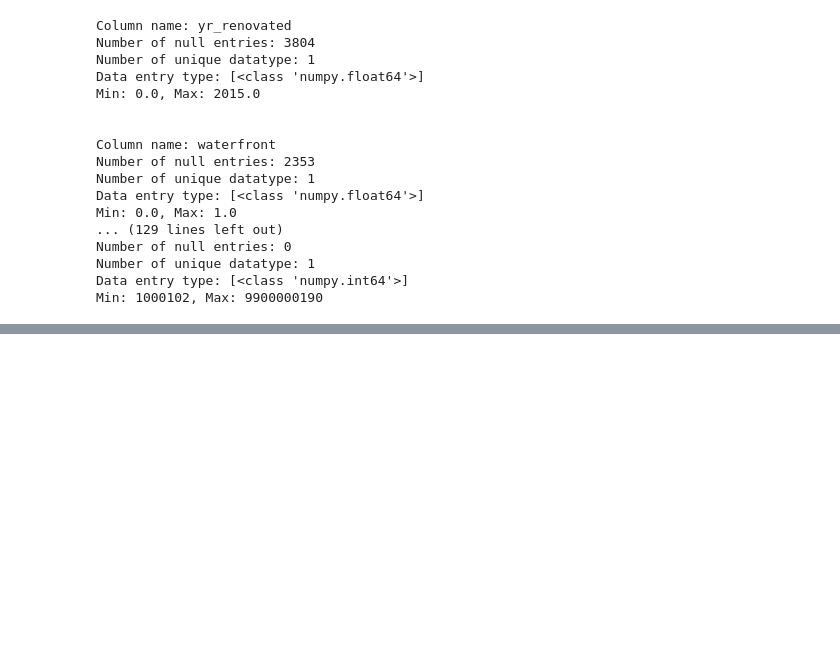
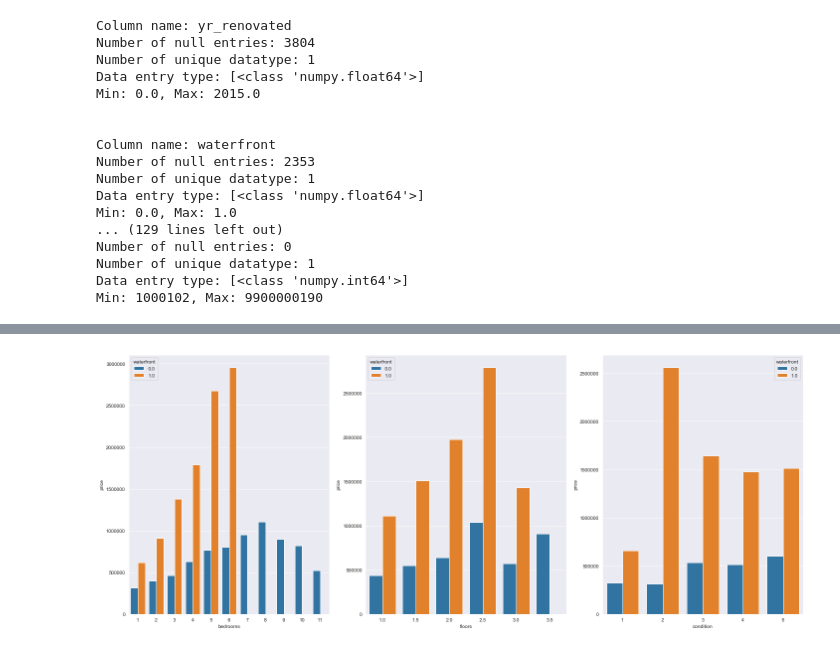
Before and after one commit to Ftan91/Exploratory-Data-Analysis-on-Features-that-Impact-House-Prices-in-Kings-County-Seattle, a Jupyter notebook: Finn2 - Kings County Dataset.ipynb, the cells around one changed output, grey strips where cells are left out. Saved outputs shown, nothing was run; the diff lists cells and outputs as text; code cells hidden in the pictures; blank space fills up the shorter version.

```diff
--- a/Finn2 - Kings County Dataset.ipynb
+++ b/Finn2 - Kings County Dataset.ipynb
@@ -193,0 +218,17 @@ df.zipcode.nunique()
+# %%
+waterfront_bedrooms = df.groupby(['waterfront', 'bedrooms'])['price'].mean().reset_index()
+waterfront_floor = df.groupby(['waterfront', 'floors'])['price'].mean().reset_index()
+waterfront_condition = df.groupby(['waterfront', 'condition'])['price'].mean().reset_index()
+
+f, axes = plt.subplots(1, 3, tight_layout = True, figsize = (20, 8))
+
+sns.catplot(x = 'bedrooms', y = 'price', hue = 'waterfront', data = waterfront_bedrooms, kind = 'bar', ax = axes[0])
+sns.catplot(x = 'floors', y = 'price', hue = 'waterfront', data = waterfront_floor, kind = 'bar', ax = axes[1])
+sns.catplot(x = 'condition', y = 'price', hue = 'waterfront', data = waterfront_condition, kind = 'bar', ax = axes[2])
+plt.close(2)
+plt.close(3)
+plt.close(4)
+plt.close(5)
+plt.show()
+# %% [output]
+[figure, added]
```
Also changed, not shown: parts of 23 cells of this notebook.
